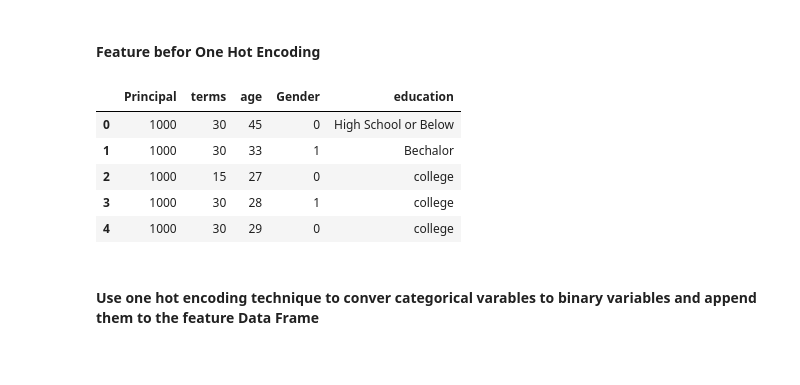
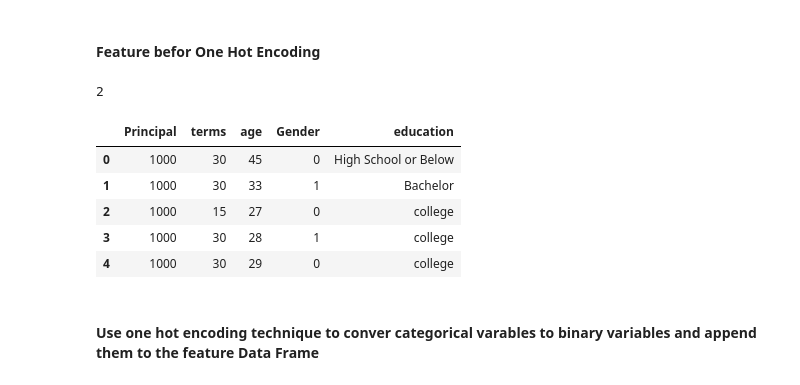
Before and after one commit to kkulkarn/capstone_IBM, a Jupyter notebook: Project Loan.ipynb, the cells around one changed output. Drawn from its saved outputs; the diff is of its cells as text; code cells hidden in the pictures.

```diff
--- a/Project Loan.ipynb
+++ b/Project Loan.ipynb
@@ -198,15 +188,21 @@ college               PAIDOFF        0.765101
 Name: loan_status, dtype: float64
 # %% [markdown]
 #### Feature befor One Hot Encoding
-# %%
-df[['Principal','terms','age','Gender','education']].head()
-# %% [output]
-|  | Principal | terms | age | Gender | education |
-| 0 | 1000 | 30 | 45 | 0 | High School or Below |
-| 1 | 1000 | 30 | 33 | 1 | Bechalor |
-| 2 | 1000 | 15 | 27 | 0 | college |
-| 3 | 1000 | 30 | 28 | 1 | college |
-| 4 | 1000 | 30 | 29 | 0 | college |
+# %%
+# Since there are only 2 Master and above, let us remove it !
+# Lets also update the Bechalor to Bachelor
+
+print(len(df[df.education=='Master or Above']))
+df.loc[df['education'] == 'Bechalor', 'education'] = 'Bachelor'
+df[['Principal','terms','age','Gender','education']].head()
+# %% [output]
+2
+|  | Principal | terms | age | Gender | education |
+| 0 | 1000 | 30 | 45 | 0 | High School or Below |
+| 1 | 1000 | 30 | 33 | 1 | Bachelor |
+| 2 | 1000 | 15 | 27 | 0 | college |
+| 3 | 1000 | 30 | 28 | 1 | college |
+| 4 | 1000 | 30 | 29 | 0 | college |
 # %% [markdown]
 #### Use one hot encoding technique to conver categorical varables to binary variables and append them to the feature Data Frame
 # %%
```
Also changed, not shown: parts of 37 cells of this notebook.
